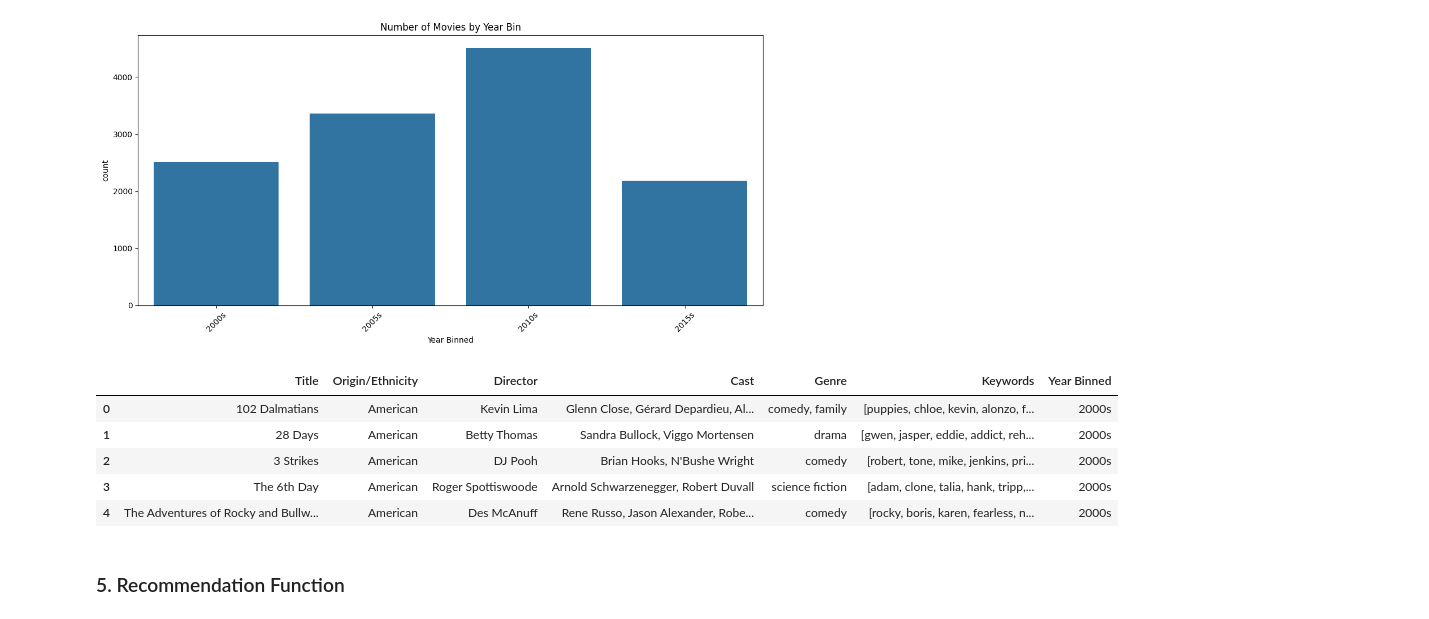
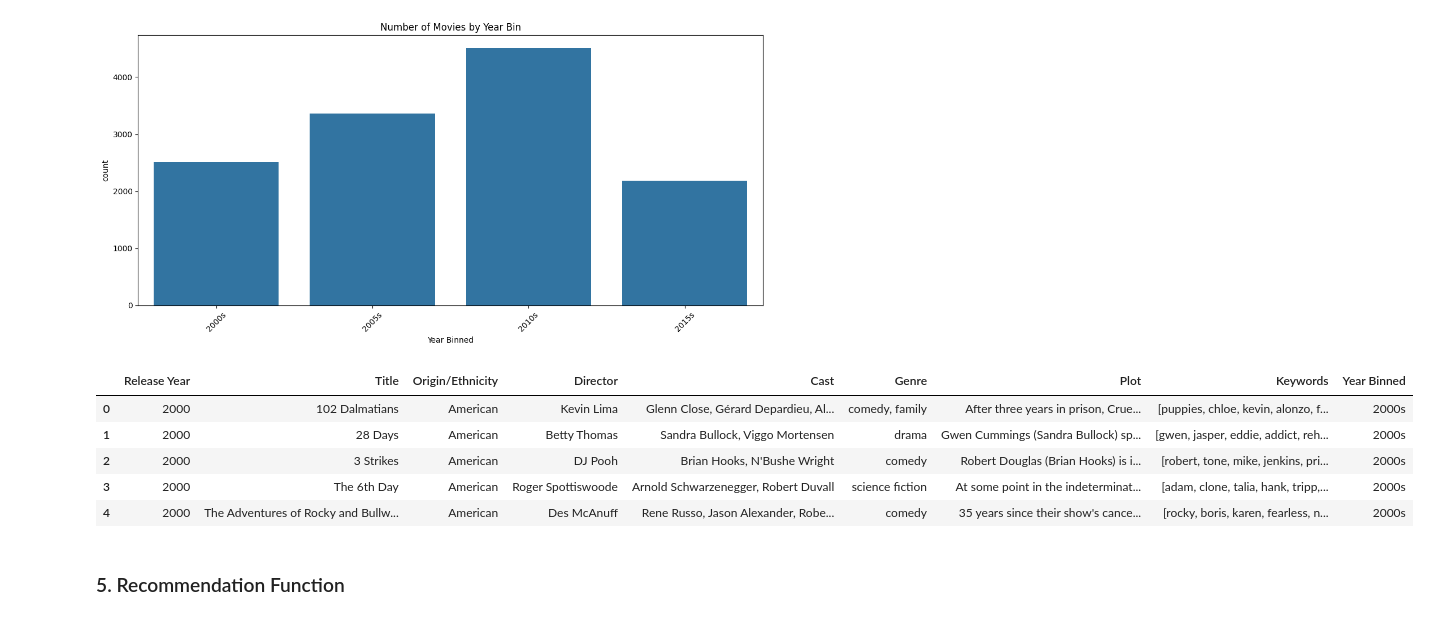
Before and after one commit to KesharaGunathilaka/Movie-Recommendation-System, a Jupyter notebook: Movie_Recommendation.ipynb, the cells around one changed output. Saved outputs shown, nothing was run; the diff lists cells and outputs as text; code cells hidden in the pictures.

```diff
--- a/Movie_Recommendation.ipynb
+++ b/Movie_Recommendation.ipynb
@@ -202,16 +202,16 @@ Name: count, dtype: int64
 [figure]
 # %%
 df = df.drop(columns=[
-                        'Wiki Page', 'Release Year', 'Plot'
+                        'Wiki Page'
                         ])
 df.head()
 # %% [output]
-|  | Title | Origin/Ethnicity | Director | Cast | Genre | Keywords | Year Binned |
-| 0 | 102 Dalmatians | American | Kevin Lima | Glenn Close, Gérard Depardieu, Al... | comedy, family | [puppies, chloe, kevin, alonzo, f... | 2000s |
-| 1 | 28 Days | American | Betty Thomas | Sandra Bullock, Viggo Mortensen | drama | [gwen, jasper, eddie, addict, reh... | 2000s |
-| 2 | 3 Strikes | American | DJ Pooh | Brian Hooks, N'Bushe Wright | comedy | [robert, tone, mike, jenkins, pri... | 2000s |
-| 3 | The 6th Day | American | Roger Spottiswoode | Arnold Schwarzenegger, Robert Duvall | science fiction | [adam, clone, talia, hank, tripp,... | 2000s |
-| 4 | The Adventures of Rocky and Bullw... | American | Des McAnuff | Rene Russo, Jason Alexander, Robe... | comedy | [rocky, boris, karen, fearless, n... | 2000s |
+|  | Release Year | Title | Origin/Ethnicity | Director | Cast | Genre | Plot | Keywords | Year Binned |
+| 0 | 2000 | 102 Dalmatians | American | Kevin Lima | Glenn Close, Gérard Depardieu, Al... | comedy, family | After three years in prison, Crue... | [puppies, chloe, kevin, alonzo, f... | 2000s |
+| 1 | 2000 | 28 Days | American | Betty Thomas | Sandra Bullock, Viggo Mortensen | drama | Gwen Cummings (Sandra Bullock) sp... | [gwen, jasper, eddie, addict, reh... | 2000s |
+| 2 | 2000 | 3 Strikes | American | DJ Pooh | Brian Hooks, N'Bushe Wright | comedy | Robert Douglas (Brian Hooks) is i... | [robert, tone, mike, jenkins, pri... | 2000s |
+| 3 | 2000 | The 6th Day | American | Roger Spottiswoode | Arnold Schwarzenegger, Robert Duvall | science fiction | At some point in the indeterminat... | [adam, clone, talia, hank, tripp,... | 2000s |
+| 4 | 2000 | The Adventures of Rocky and Bullw... | American | Des McAnuff | Rene Russo, Jason Alexander, Robe... | comedy | 35 years since their show's cance... | [rocky, boris, karen, fearless, n... | 2000s |
 # %%
 df.to_csv('data/processed/Movies_Preprocessed.csv', index=False)
 # %% [markdown]
```
Also changed, not shown: parts of 3 cells of this notebook, 23 other files.
